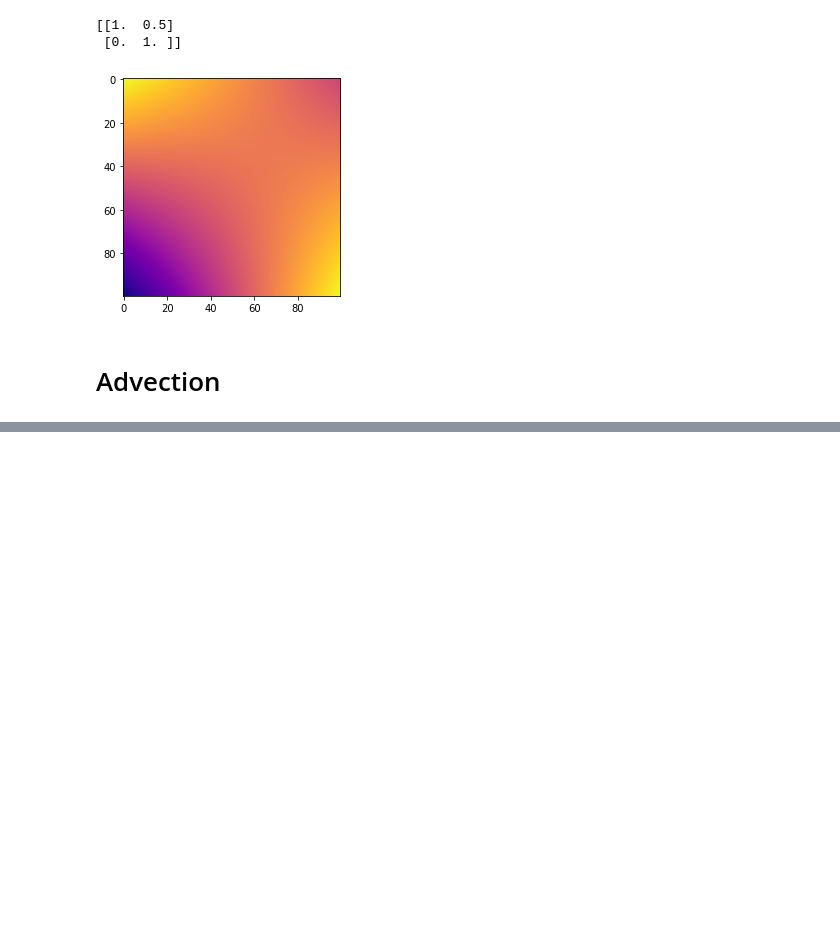
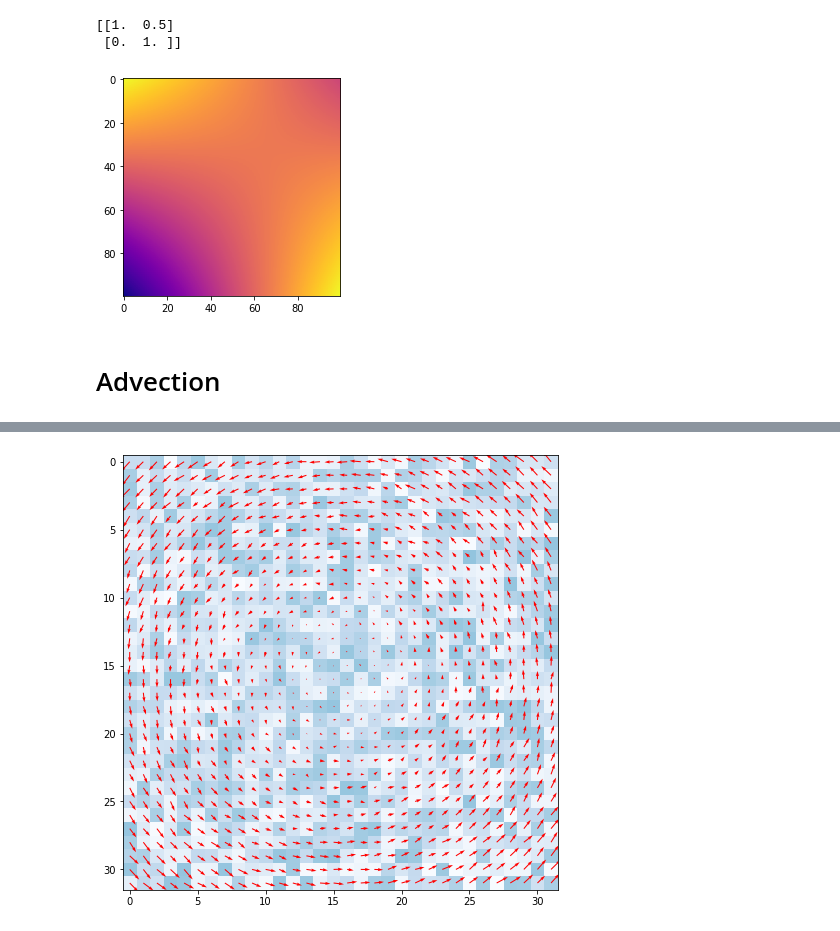
Before and after one commit to Victorlouisdg/simulators, a Jupyter notebook: fluid_2d.ipynb, the cells around one changed output, grey strips where cells are left out. Saved outputs shown, nothing was run; the diff lists cells and outputs as text; code cells hidden in the pictures; blank space fills up the shorter version.

```diff
--- a/fluid_2d.ipynb
+++ b/fluid_2d.ipynb
@@ -282,2 +280,6 @@ plot_image_side_by_side(density_grid, grid)
 # %%
 animate_image_list(advection_history)
+# %%
+plot_image_and_vectors(density_grid, velocity_grid)
+# %% [output]
+[figure, added]
```
Also changed, not shown: parts of 12 cells of this notebook.
